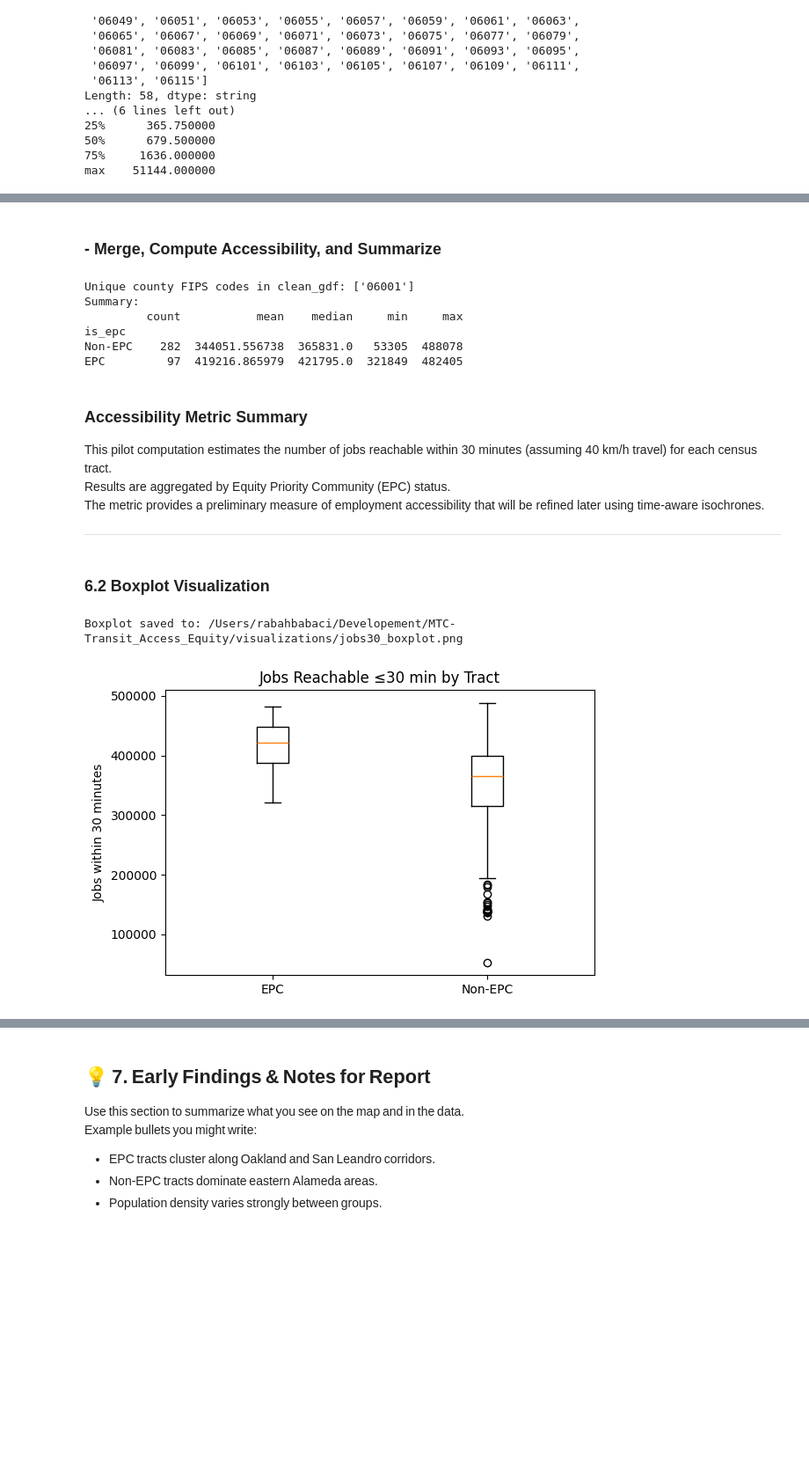
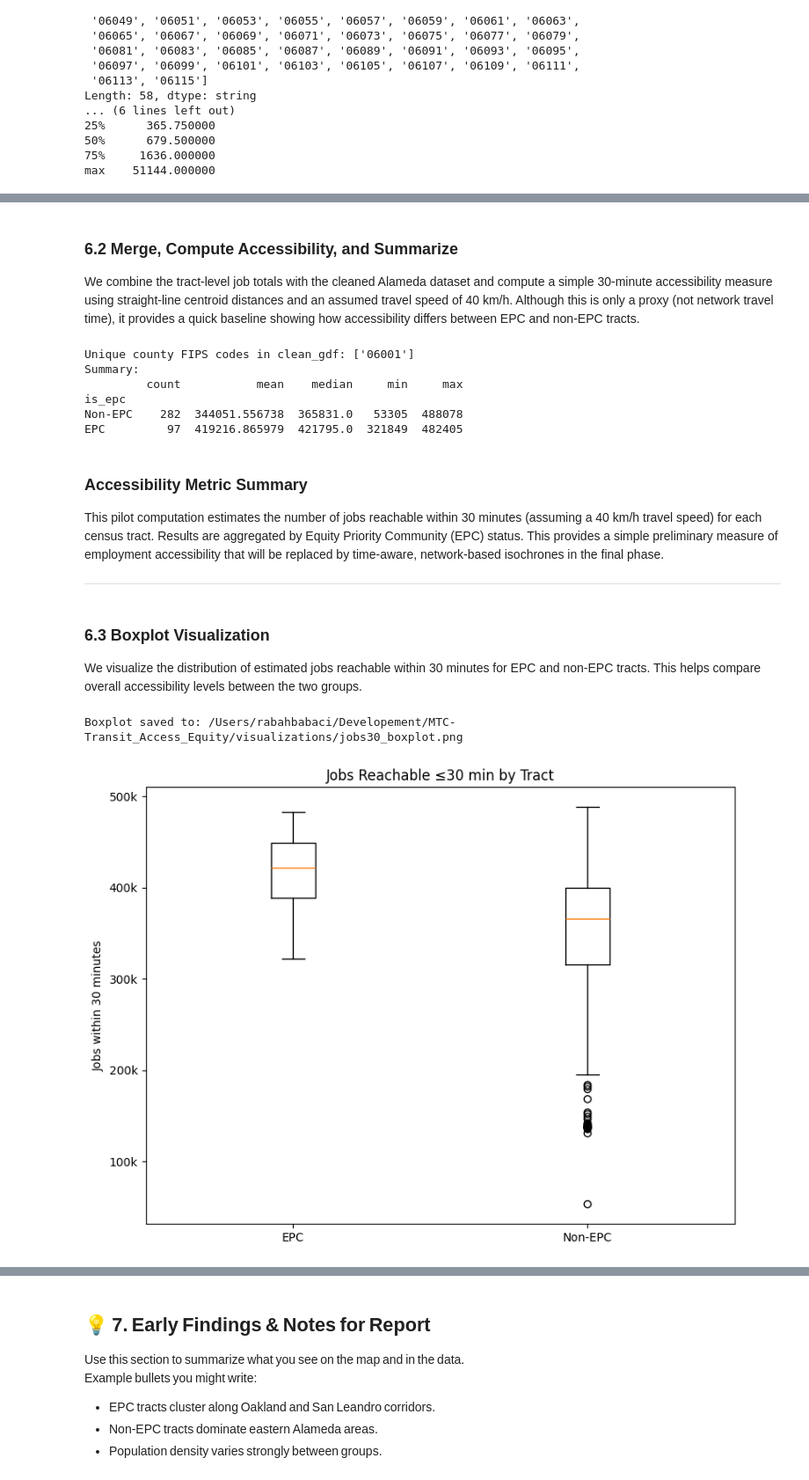
Before and after one commit to rabahbabaci/MTC-Transit_Access_Equity, a Jupyter notebook: notebooks/transit_access_equity_midterm.ipynb, the cells around one changed output, grey strips where cells are left out. Shown at 88% size. Saved outputs shown, nothing was run; the diff lists cells and outputs as text; code cells hidden in the pictures; blank space fills up the shorter version.

Commit message:
add Final Phase structure, update findings, improve visuals, update data dictionary

```diff
--- a/notebooks/transit_access_equity_midterm.ipynb
+++ b/notebooks/transit_access_equity_midterm.ipynb
@@ -392,21 +407,20 @@ print(
 )
 print(f"Valid geometries: {clean_gdf['geometry'].is_valid.sum()}/{len(clean_gdf)}")
 print(f"Zero-population tracts: {len(clean_gdf[clean_gdf['population'] == 0])}")
+
+# Include population_missing flag if present
 if "population_missing" in merged.columns:
-    clean_gdf["population_missing"] = merged[
-        "population_missing"
-    ]  # Include in clean_gdf
+    clean_gdf["population_missing"] = merged["population_missing"]
     print(
-        f"Zero-population due to missing ACS data: {clean_gdf[clean_gdf['population'] == 0]['population_missing'].sum()}"
+        "Zero-population due to missing ACS data:",
+        clean_gdf.loc[clean_gdf["population"] == 0, "population_missing"].sum(),
     )
 else:
-    print(
-        "Warning: 'population_missing' column not found in merged DataFrame. Run Step 3 to include it."
-    )
+    print("Warning: 'population_missing' column not found in merged DataFrame.")
 
 # Save final dataset
 try:
-    clean_gdf.to_file(f"{PROCESSED}/alameda_final.geojson", driver="GeoJSON")
+    clean_gdf.to_file(PROCESSED / "alameda_final.geojson", driver="GeoJSON")
     print(f"Saved: {PROCESSED}/alameda_final.geojson")
 except Exception as e:
     print(f"Error saving {PROCESSED}/alameda_final.geojson: {e}")
@@ -573,7 +613,13 @@ The resulting `jobs` table provides a simple indicator of potential employment a
 
 ---
 # %% [markdown]
-### - Merge, Compute Accessibility, and Summarize
+### 6.2 Merge, Compute Accessibility, and Summarize
+
+We combine the tract-level job totals with the cleaned Alameda dataset and compute a
+simple 30-minute accessibility measure using straight-line centroid distances and an
+assumed travel speed of 40 km/h. Although this is only a proxy (not network travel
+time), it provides a quick baseline showing how accessibility differs between EPC and
+non-EPC tracts.
 # %%
 # Use clean_gdf from Section 4
 tracts_jobs = clean_gdf.copy()
@@ -608,6 +654,8 @@ summary = tracts_jobs.groupby("is_epc")["jobs_30min"].agg(
 ).rename(index={0: "Non-EPC", 1: "EPC"})
 print("Summary:")
 print(summary)
+# Remove centroid warning (optional)
+tracts_jobs = tracts_jobs.set_geometry("geometry")
 # %% [output]
 Unique county FIPS codes in clean_gdf: ['06001']
 Summary:
@@ -617,33 +665,45 @@ Non-EPC    282  344051.556738  365831.0   53305  488078
 EPC         97  419216.865979  421795.0  321849  482405
 # %% [markdown]
 ### Accessibility Metric Summary
-This pilot computation estimates the number of jobs reachable within 30 minutes (assuming 40 km/h travel) for each census tract.
-Results are aggregated by Equity Priority Community (EPC) status.
-The metric provides a preliminary measure of employment accessibility that will be refined later using time-aware isochrones.
+This pilot computation estimates the number of jobs reachable within 30 minutes
+(assuming a 40 km/h travel speed) for each census tract. Results are aggregated by
+Equity Priority Community (EPC) status. This provides a simple preliminary measure of
+employment accessibility that will be replaced by time-aware, network-based isochrones
+in the final phase.
 
 ---
 # %% [markdown]
-### 6.2 Boxplot Visualization
+### 6.3 Boxplot Visualization
+
+We visualize the distribution of estimated jobs reachable within 30 minutes for EPC and
+non-EPC tracts. This helps compare overall accessibility levels between the two groups.
 # %%
 # Boxplot by EPC (displayed inline and saved)
-plt.figure(figsize=(6, 4))
+plt.figure(figsize=(8, 6))
 plt.boxplot(
     [
         tracts_jobs.loc[tracts_jobs["is_epc"] == 1, "jobs_30min"],
         tracts_jobs.loc[tracts_jobs["is_epc"] == 0, "jobs_30min"],
     ],
     tick_labels=["EPC", "Non-EPC"],
 )
+
 plt.title("Jobs Reachable ≤30 min by Tract")
 plt.ylabel("Jobs within 30 minutes")
+
+# Format y-axis in thousands (e.g., 350k)
+formatter = mticker.FuncFormatter(lambda x, pos: f"{int(x/1000)}k")
+plt.gca().yaxis.set_major_formatter(formatter)
+
 plt.tight_layout()
 
 # Save and display
 boxplot_path = VIS / "jobs30_boxplot.png"
 plt.savefig(boxplot_path, dpi=180)
 print(f"Boxplot saved to: {boxplot_path}")
+
 plt.show()
 # %% [output]
 Boxplot saved to: /Users/rabahbabaci/Developement/MTC-Transit_Access_Equity/visualizations/jobs30_boxplot.png
-[figure, old version]
+[figure, new version]
 # %% [markdown]
```
Also changed, not shown: parts of 47 cells of this notebook, 6 other files.
